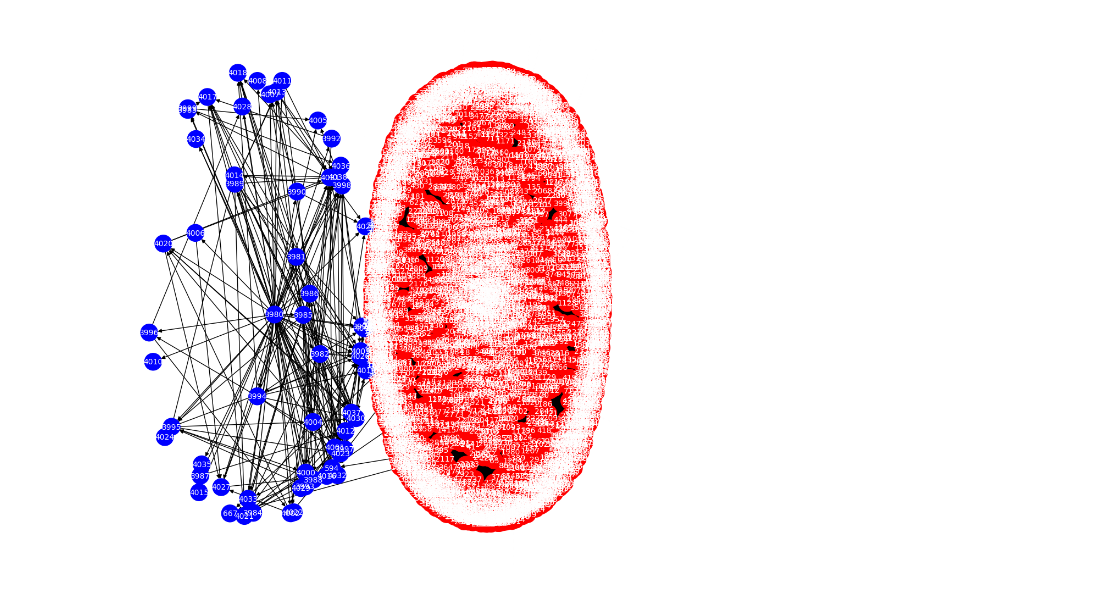
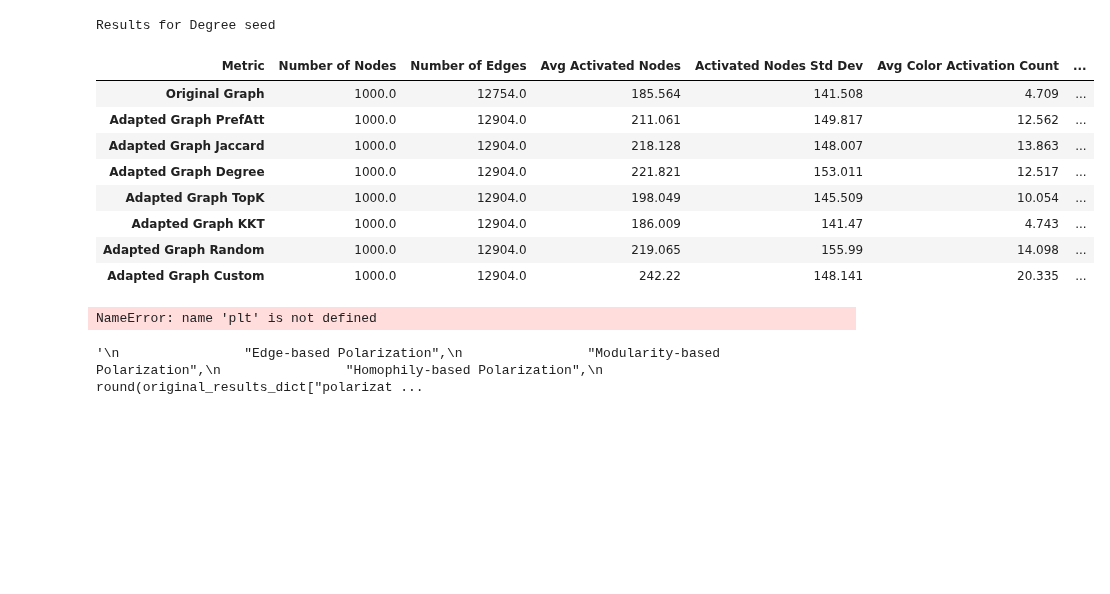
Before and after one commit to jonasq99/Designing_Link_Recommendation_Methods_to_Reduce_Polarization, a Jupyter notebook: link_addidtion.ipynb, the cells around one changed output. Cells and saved outputs as stored; diff of their text form; code cells hidden in the pictures; blank space fills up the shorter version.

```diff
--- a/link_addidtion.ipynb
+++ b/link_addidtion.ipynb
@@ -193,20 +186,38 @@ final_results
+# %%
+seed = seed_degree(G, seed_size)
+final_results = evaluate_graph_modifications(G, seed, k, max_iter, budget)
+print("Results for Degree seed")
+final_results
+# %% [output]
+Results for Degree seed
+| Metric | Number of Nodes | Number of Edges | Avg Activated Nodes | Activated Nodes Std Dev | Avg Color Activation Count | ... |
+| Original Graph | 1000.0 | 12754.0 | 185.564 | 141.508 | 4.709 | ... |
+| Adapted Graph PrefAtt | 1000.0 | 12904.0 | 211.061 | 149.817 | 12.562 | ... |
+| Adapted Graph Jaccard | 1000.0 | 12904.0 | 218.128 | 148.007 | 13.863 | ... |
+| Adapted Graph Degree | 1000.0 | 12904.0 | 221.821 | 153.011 | 12.517 | ... |
+| Adapted Graph TopK | 1000.0 | 12904.0 | 198.049 | 145.509 | 10.054 | ... |
+| Adapted Graph KKT | 1000.0 | 12904.0 | 186.009 | 141.47 | 4.743 | ... |
+| Adapted Graph Random | 1000.0 | 12904.0 | 219.065 | 155.99 | 14.098 | ... |
+| Adapted Graph Custom | 1000.0 | 12904.0 | 242.22 | 148.141 | 20.335 | ... |
 # %%
-import networkx as nx
-import matplotlib.pyplot as plt
+def draw_colored_graph(G, num_groups):
+    """Draw a graph with nodes colored based on their group attribute and positioned accordingly."""
 
-def draw_colored_graph(G):
-    # Get colors for each node based on the 'color' attribute
-    color_map = ['blue' if G.nodes[node]["color"] == 1 else 'red' for node in G.nodes()]
+    # Generate a color map with different colors for each group
+    colors = plt.cm.get_cmap('tab10', num_groups)  # Use 'tab10' colormap to get distinct colors
+    color_map = [colors(G.nodes[node]["color"]) for node in G.nodes()]
 
-    # Create a layout that encourages nodes of the same color to be closer together
+    # Create a layout that encourages nodes of the same group to be closer together
     pos = nx.spring_layout(G, k=0.3, seed=42)  # Adjust 'k' to control the spacing between groups
 
-    # Separate positions based on color groups to manually adjust positions
+    # Adjust positions manually to separate the groups
+    group_offset = 2  # Define the offset distance between groups
+    group_centers = {i: (group_offset * i, 0) for i in range(num_groups)}  # Center for each group
+
     for node, (x, y) in pos.items():
-        if G.nodes[node]["color"] == 1:
-            pos[node] = (x - 1, y)  # Move blue nodes to the left
-        else:
-            pos[node] = (x + 1, y)  # Move red nodes to the right
+        group = G.nodes[node]["color"]
+        group_center_x, group_center_y = group_centers[group]
+        pos[node] = (x + group_center_x, y + group_center_y)
 
     # Draw the graph
     plt.figure(figsize=(10, 10))
@@ -216,6 +227,25 @@ def draw_colored_graph(G):
     plt.show()
 
 
-draw_colored_graph(G)
+draw_colored_graph(G, 4)
 # %% [output]
-[figure, removed]
+NameError: name 'plt' is not defined
+# %%
+"""
+                "Edge-based Polarization",
+                "Modularity-based Polarization",
+                "Homophily-based Polarization",
+                round(original_results_dict["polarization_scores"]["edge_based_polarization"], 3),
+                round(original_results_dict["polarization_scores"]["modularity_based_polarization"], 3),
+                round(original_results_dict["polarization_scores"]["homophily_based_polarization"], 3),
+
+
+
+                    "Edge-based Polarization",
+                    "Modularity-based Polarization",
+                    "Homophily-based Polarization",
+                    round(modified_results_dict["polarization_scores"]["edge_based_polarization"], 3),
+                    round(modified_results_dict["polarization_scores"]["modularity_based_polarization"], 3),
+                    round(modified_results_dict["polarization_scores"]["homophily_based_polarization"], 3),"""
+# %% [output]
+'\n                "Edge-based Polarization",\n                "Modularity-based Polarization",\n                "Homophily-based Polarization",\n                round(original_results_dict["polarizat ...
```
Also changed, not shown: parts of 6 cells of this notebook, 4 other files.
